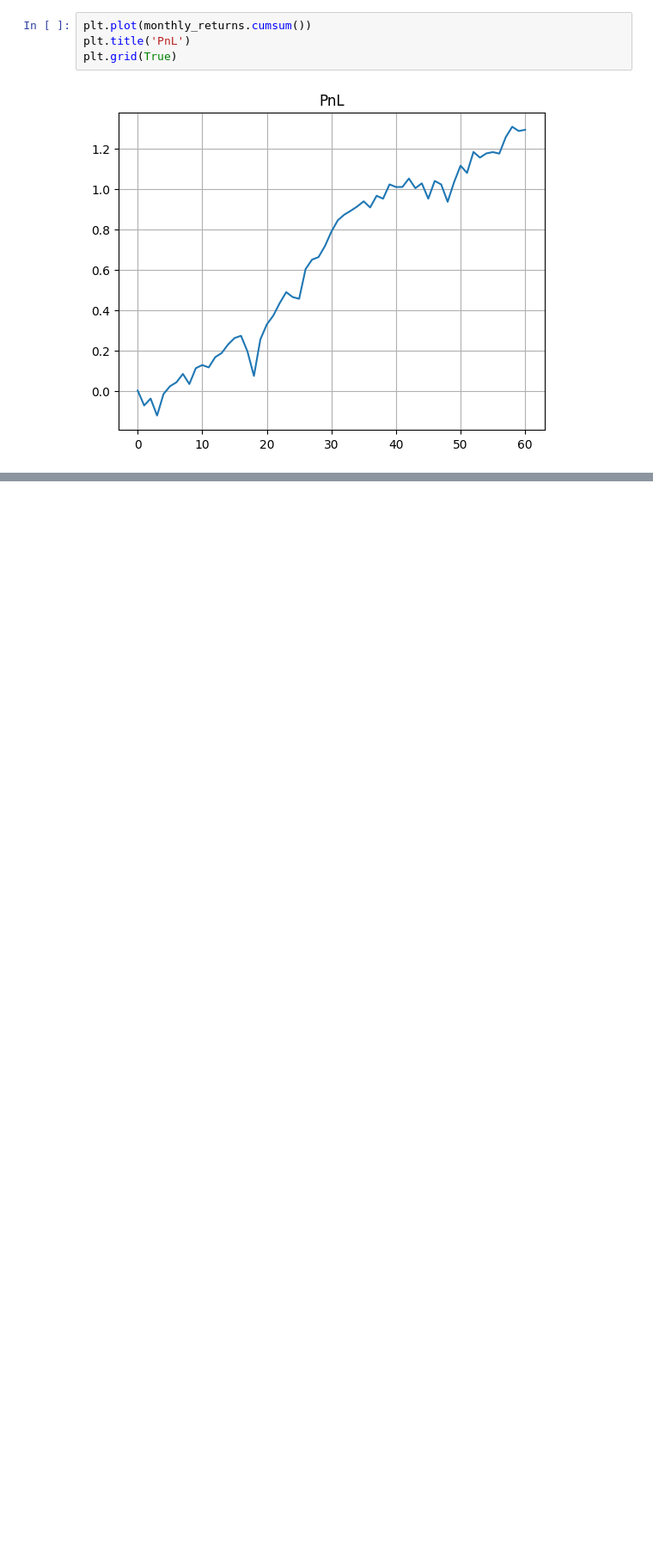
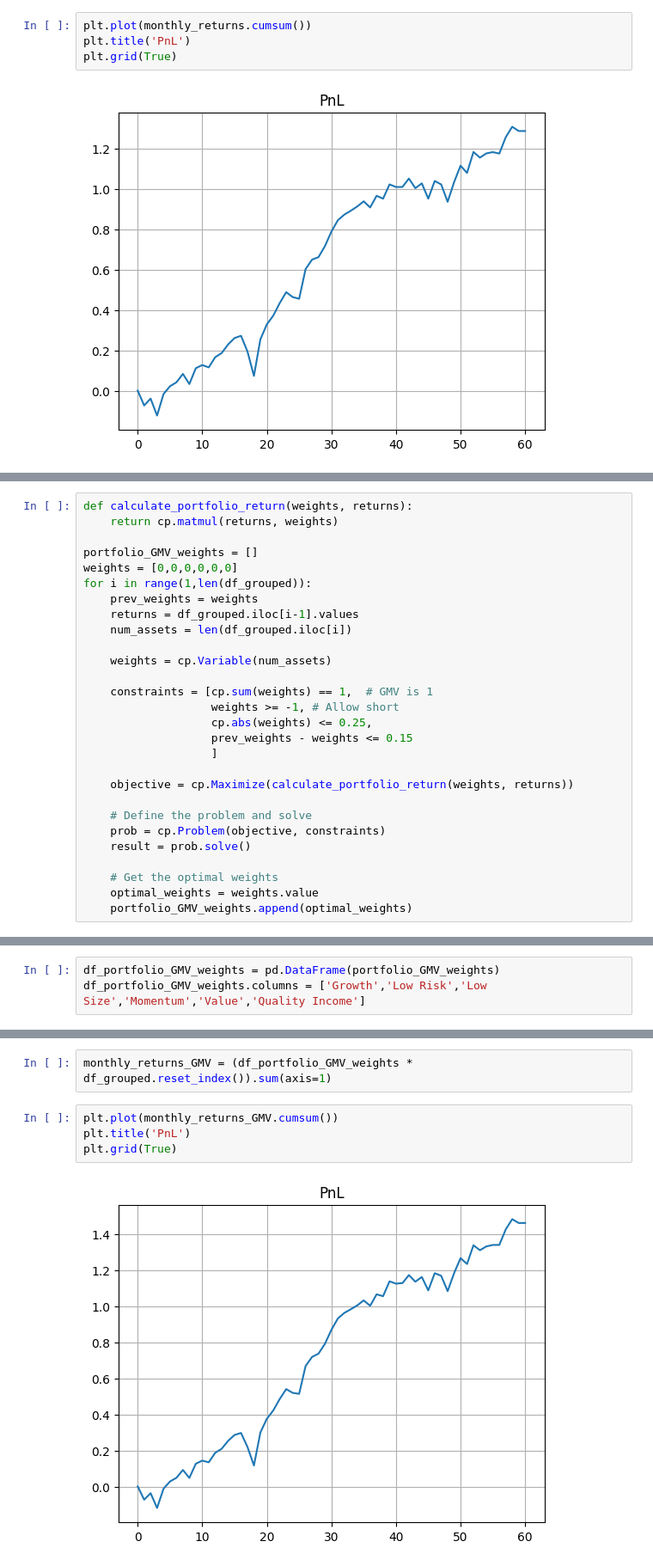
Before and after one commit to theomdvn/AlgoTrading, a Jupyter notebook: PCA.ipynb, the cells around one changed output, grey strips where cells are left out. Shown at 86% size. Cells and saved outputs as stored; diff of their text form; blank space fills up the shorter version.

```diff
--- a/PCA.ipynb
+++ b/PCA.ipynb
@@ -513,0 +528,28 @@ plt.grid(True)
+# %%
+def calculate_portfolio_return(weights, returns):
+    return cp.matmul(returns, weights)
+
+portfolio_GMV_weights = []
+weights = [0,0,0,0,0,0]
+for i in range(1,len(df_grouped)):
+    prev_weights = weights
+    returns = df_grouped.iloc[i-1].values
+    num_assets = len(df_grouped.iloc[i])
+
+    weights = cp.Variable(num_assets)
+
+    constraints = [cp.sum(weights) == 1,  # GMV is 1
+                   weights >= -1, # Allow short
+                   cp.abs(weights) <= 0.25,
+                   prev_weights - weights <= 0.15
+                   ]
+
+    objective = cp.Maximize(calculate_portfolio_return(weights, returns))
+
+    # Define the problem and solve
+    prob = cp.Problem(objective, constraints)
+    result = prob.solve()
+
+    # Get the optimal weights
+    optimal_weights = weights.value
+    portfolio_GMV_weights.append(optimal_weights)
@@ -513,0 +558,3 @@ plt.grid(True)
+# %%
+df_portfolio_GMV_weights = pd.DataFrame(portfolio_GMV_weights)
+df_portfolio_GMV_weights.columns = ['Growth','Low Risk','Low Size','Momentum','Value','Quality Income']
@@ -513,0 +601,8 @@ plt.grid(True)
+# %%
+monthly_returns_GMV = (df_portfolio_GMV_weights * df_grouped.reset_index()).sum(axis=1)
+# %%
+plt.plot(monthly_returns_GMV.cumsum())
+plt.title('PnL')
+plt.grid(True)
+# %% [output]
+[figure, added]
```
Also changed, not shown: parts of 14 cells of this notebook.
